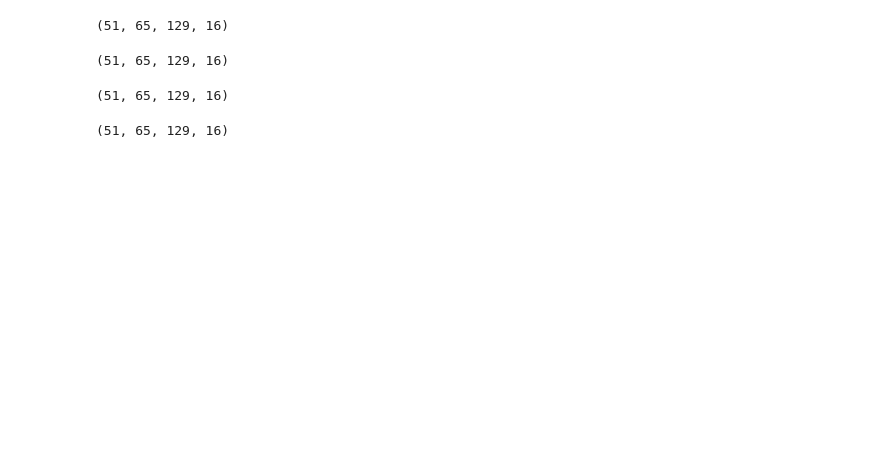
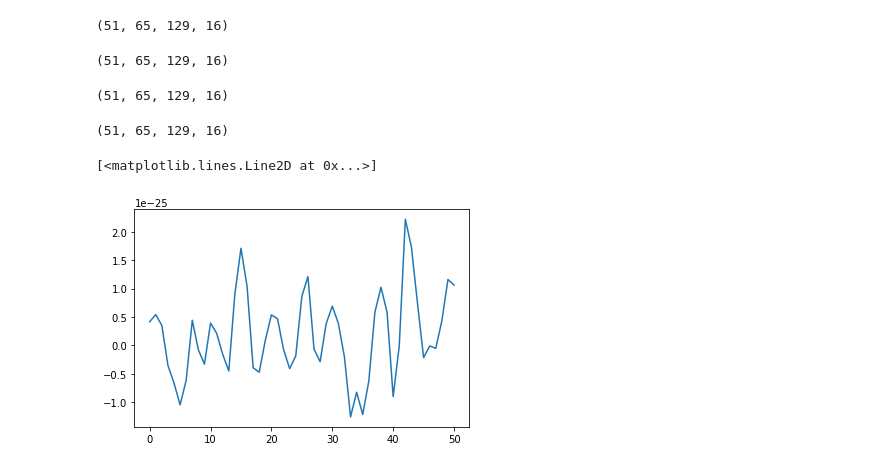
Before and after one commit to zhanwenchen/beam_nn, a Jupyter notebook: notebooks/old_stft to new_stft.ipynb, the cells around one changed output. Cells and saved outputs as stored; diff of their text form; code cells hidden in the pictures; blank space fills up the shorter version.

```diff
--- a/notebooks/old_stft to new_stft.ipynb
+++ b/notebooks/old_stft to new_stft.ipynb
@@ -30,0 +34,5 @@ stft_imag_new.shape
+# %%
+plt.plot(stft_real[:, 0, 0, 0])
+# %% [output]
+[<matplotlib.lines.Line2D at 0x...>]
+[figure, added]
```
Also changed, not shown: parts of 6 cells of this notebook, 1 other file.
